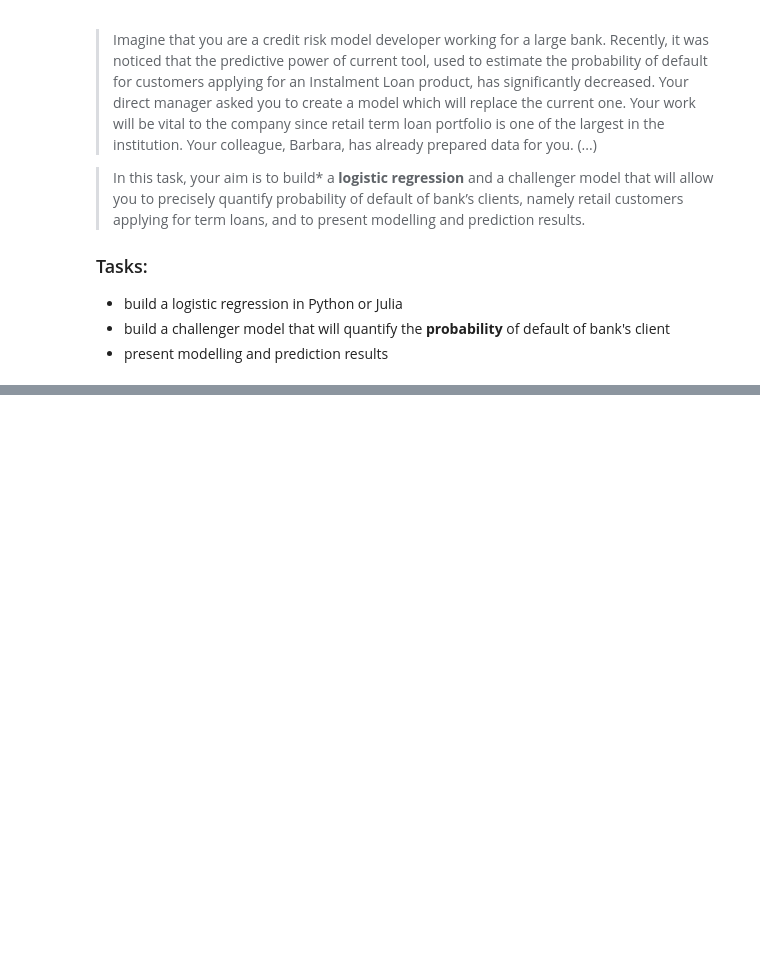
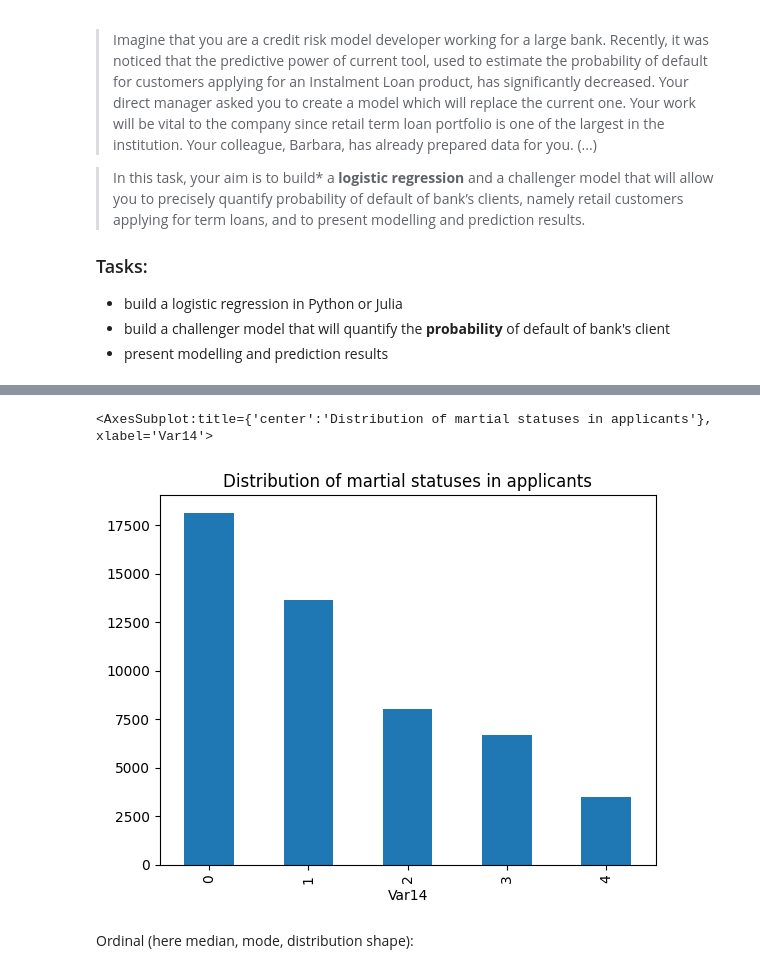
Before and after one commit to Sillem/ING-den, a Jupyter notebook: analysis.ipynb, the cells around one changed output, grey strips where cells are left out. Drawn from its saved outputs; the diff is of its cells as text; code cells hidden in the pictures; blank space fills up the shorter version.

```diff
--- a/analysis.ipynb
+++ b/analysis.ipynb
@@ -135,0 +318,7 @@ pd.__version__
+# %%
+train_data['Var14'].value_counts().plot.bar(title="Distribution of martial statuses in applicants")
+# %% [output]
+<AxesSubplot:title={'center':'Distribution of martial statuses in applicants'}, xlabel='Var14'>
+[figure, added]
+# %% [markdown]
+Ordinal (here median, mode, distribution shape):
```
Also changed, not shown: parts of 41 cells of this notebook, 1 other file.
